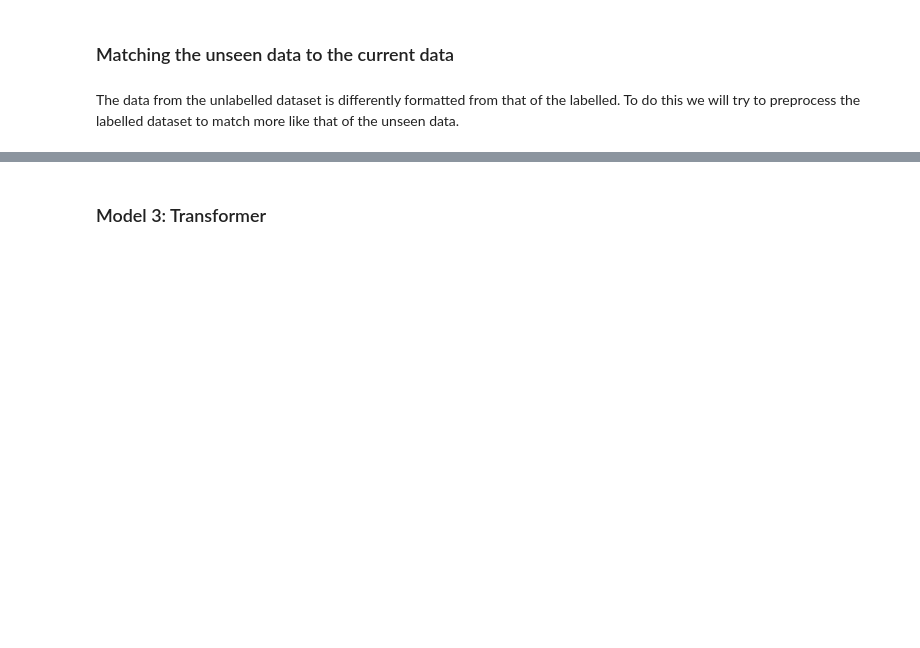
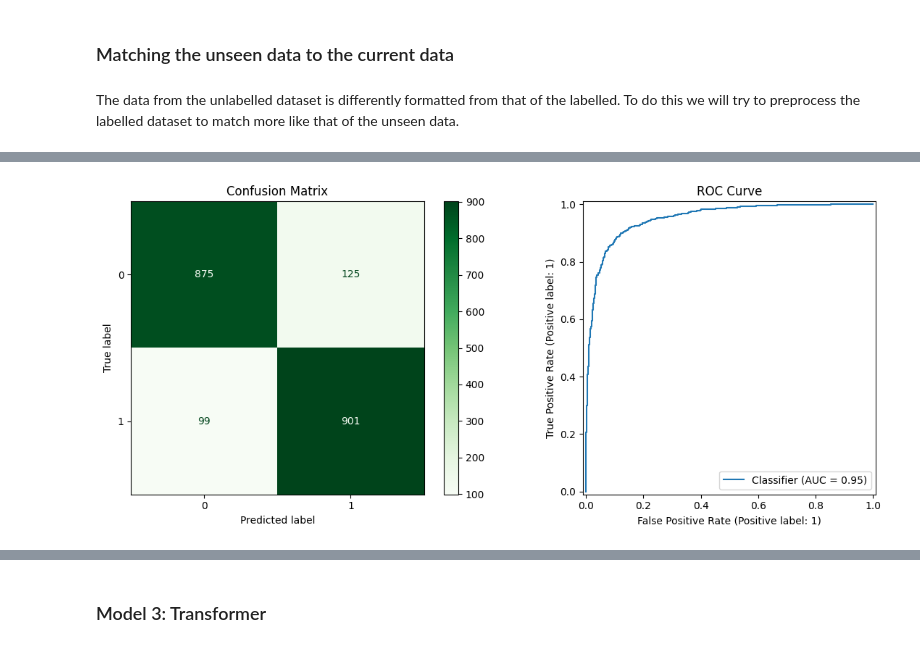
Before and after one commit to Vladislav-Antipin/nlp-document-classification, a Jupyter notebook: notebooks/rital_project/movies/movies.ipynb, the cells around one changed output, grey strips where cells are left out. Cells and saved outputs as stored; diff of their text form; code cells hidden in the pictures; blank space fills up the shorter version.

```diff
--- a/notebooks/rital_project/movies/movies.ipynb
+++ b/notebooks/rital_project/movies/movies.ipynb
@@ -326,0 +311,39 @@ The new score of 0.89 we get is not better than what we had for tuned SVC.
+# %%
+model_svc_tuned = Pipeline(
+    [
+        (
+            "tfidf",
+            TfidfVectorizer(
+                max_df=0.9,
+                min_df=3,
+                ngram_range=(1, 2),
+                sublinear_tf=True,
+            ),
+        ),
+        ("clf", LinearSVC(C=10)),
+    ]
+)
+
+scores_svc_tuned = cross_validate(
+    model_svc_tuned, x, y, cv=cv, scoring=["accuracy", "f1", "precision", "recall"]
+)
+
+results_svc_tuned = {
+    "accuracy": np.mean(scores_svc_tuned["test_accuracy"]),
+    "f1": np.mean(scores_svc_tuned["test_f1"]),
+    "precision": np.mean(scores_svc_tuned["test_precision"]),
+    "recall": np.mean(scores_svc_tuned["test_recall"]),
+}
+
+write_results_to_csv(results_svc_tuned, "results/tuned-tfidf-linearsvc.csv")
+# %%
+y_pred_svc_tuned = cross_val_predict(model_svc_tuned, x, y, cv=cv)
+y_pred_svc_tuned_proba = cross_val_predict(
+    model_svc_tuned, x, y, cv=cv, method="decision_function"
+)  # Not proba in the case of LinearSVC
+
+create_confusion_matrix_and_roc_curve(
+    y, y_pred_svc_tuned, y_pred_svc_tuned_proba, "figures/cm-roc-svc-tuned.pdf"
+)
+# %% [output]
+[figure, added]
```
Also changed, not shown: parts of 136 cells of this notebook, 56 other files.
